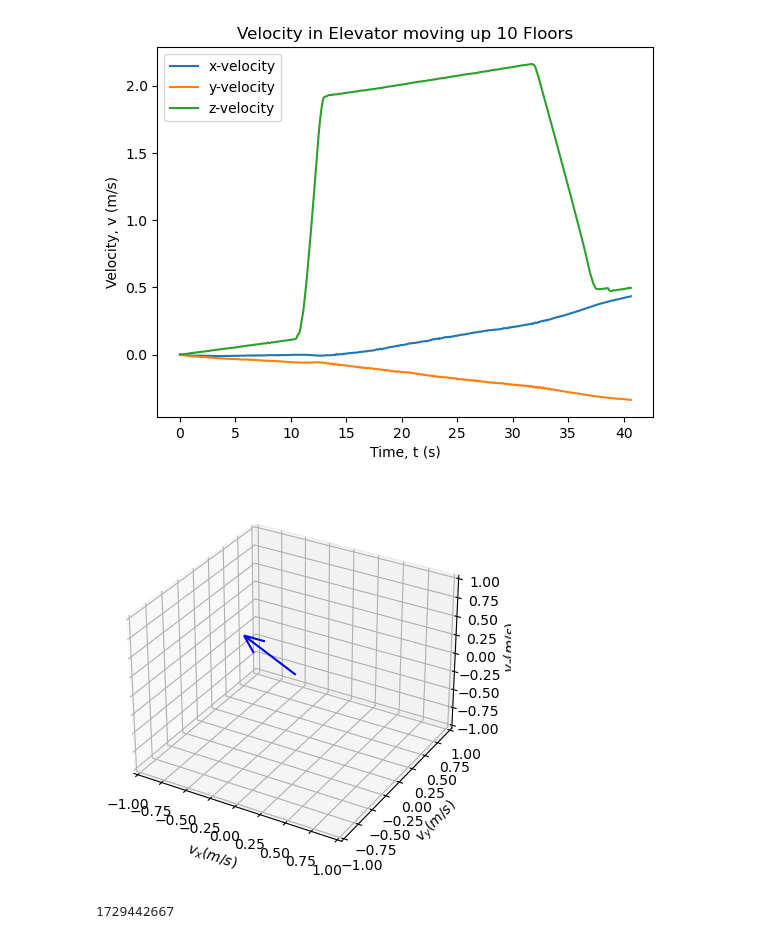
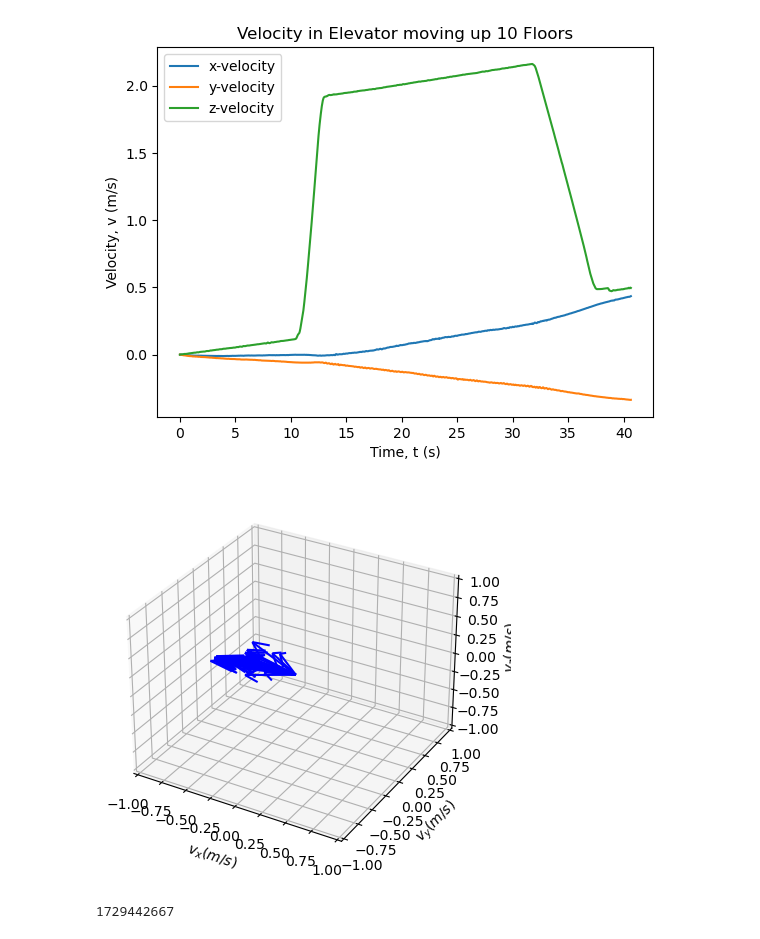
Before and after one commit to ubsuny/CP1-24-midterm, a Jupyter notebook: iglesias-cardinale/code/data_plotter.ipynb, the cells around one changed output. Saved outputs shown, nothing was run; the diff lists cells and outputs as text; code cells hidden in the pictures.

```diff
--- a/iglesias-cardinale/code/data_plotter.ipynb
+++ b/iglesias-cardinale/code/data_plotter.ipynb
@@ -124,9 +124,9 @@ plt.show()
 [figure]
 [figure]
 # %%
-dm.direction_of_motion(a_x,a_y,a_z,t,400)
+dm.direction_of_motion(a_x,a_y,a_z,t,range(30))
 # %% [output]
-[figure, old version]
+[figure, new version]
 # %%
 year, month, day, hour, minute, second = ut.gettime('/workspaces/CP1-24-midterm/iglesias-cardinale/data/ic004_accel_elevator_up.md')
 
```
Also changed, not shown: 2 other files.
